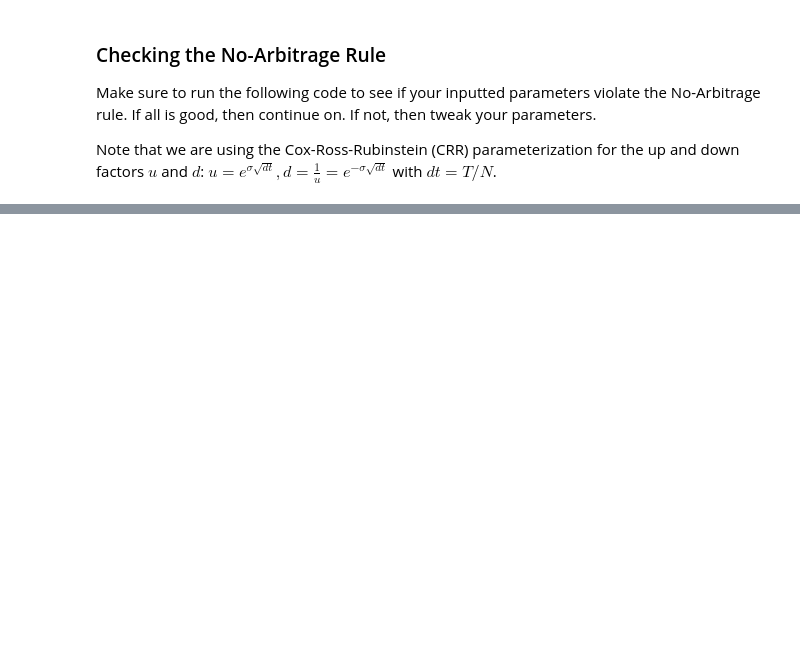
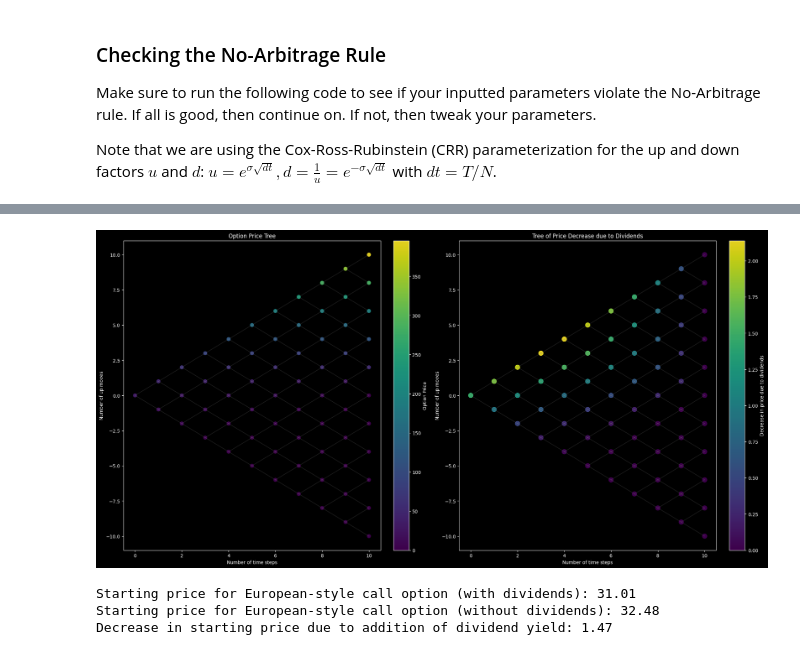
Before and after one commit to DaAsianCarsten/Binomial_Tree_Options_Pricer, a Jupyter notebook: notebooks/binomial_pricer_visualization.ipynb, the cells around one changed output, grey strips where cells are left out. Cells and saved outputs as stored; diff of their text form; code cells hidden in the pictures; blank space fills up the shorter version.

```diff
--- a/notebooks/binomial_pricer_visualization.ipynb
+++ b/notebooks/binomial_pricer_visualization.ipynb
@@ -221,0 +173,6 @@ and since we assumed that this node benefits from early exercising, we have that
+# %%
+# The tree with dividends object
+A_with_dividend = binomial_option_pricer(T=T,N=N,S=S,sigma=sigma,r=r,K=K,call=call,european=european,q_d=q_d)
+
+# Tree without dividends for comparison
+A_without_dividend = binomial_option_pricer(T=T,N=N,S=S,sigma=sigma,r=r,K=K,call=call,european=european,q_d=0.0)
@@ -221,0 +183,63 @@ and since we assumed that this node benefits from early exercising, we have that
+# %%
+dividend_tree = A_with_dividend.option_price_tree
+stock_tree = A_with_dividend.stock_price_tree
+
+# Reformat data for plotting
+option_price_tree_data = np.concatenate([dividend_tree[i,:i+1] for i in range(N+1)])
+mark_nodes = np.concatenate([A_with_dividend.marked_nodes[i,:i+1] for i in range(N+1)])
+Y_data = np.concatenate([[2*j-i for j in range(i+1)] for i in range(N+1)])
+X_data = np.concatenate([np.full(i,i-1) for i in range(1,N+2)])
+
+# Initialize plots
+plt.style.use('dark_background')
+fig,ax = plt.subplots(1,2,figsize=(20,10),layout='constrained')
+
+###### Option Plots ######
+
+# For node marking in American-style options
+edgecolors = ["none" if mark_nodes[i] == 0 else "red" for i in range(((N+1)*(N+2))//2)]
+
+# Plot nodes
+scatter = ax[0].scatter(X_data,Y_data,c=option_price_tree_data, cmap='viridis',alpha=0.9,edgecolors=edgecolors,linewidths=1.5,s=100)
+fig.colorbar(scatter,ax=ax[0],label="Option Price")
+
+# Graph node connections
+for i in range(N):
+    for j in range(i+1):
+        ax[0].plot([i,i+1],[2*j-i, 2*j-i-1],color="gray",alpha=0.2)
+        ax[0].plot([i,i+1],[2*j-i, 2*j-i+1],color="gray",alpha=0.2)
+
+# Axis labels
+ax[0].set_title("Option Price Tree")
+ax[0].set_xlabel("Number of time steps")
+ax[0].set_ylabel("Number of up moves")
+ax[0].grid(False)
+
+
+###### Difference Plot ######
+no_dividend_tree = A_without_dividend.option_price_tree
+no_dividend_option_tree_data = np.concatenate([no_dividend_tree[i,:i+1] for i in range(N+1)])
+
+no_dividend_scatter = plt.scatter(X_data,Y_data,c=no_dividend_option_tree_data-option_price_tree_data, cmap='viridis',alpha=0.9,s=100)
+fig.colorbar(no_dividend_scatter,ax=ax[1],label="Decrease in price due to dividends")
+
+for i in range(N):
+    for j in range(i+1):
+        ax[1].plot([i,i+1],[2*j-i, 2*j-i-1],color="gray",alpha=0.2)
+        ax[1].plot([i,i+1],[2*j-i, 2*j-i+1],color="gray",alpha=0.2)
+
+ax[1].set_title("Tree of Price Decrease due to Dividends")
+ax[1].set_xlabel("Number of time steps")
+ax[1].set_ylabel("Number of up moves")
+ax[1].grid(False)
+
+plt.show()
+
+print(f"Starting price for {'European' if european else 'American'}-style {'call' if call else 'put'} option (with dividends): {A_with_dividend.V0:.2f}")
+print(f"Starting price for {'European' if european else 'American'}-style {'call' if call else 'put'} option (without dividends): {A_without_dividend.V0:.2f}")
+print(f"Decrease in starting price due to addition of dividend yield: {A_without_dividend.V0-A_with_dividend.V0:.2f}")
+# %% [output]
+[figure, added]
+Starting price for European-style call option (with dividends): 31.01
+Starting price for European-style call option (without dividends): 32.48
+Decrease in starting price due to addition of dividend yield: 1.47
```
Also changed, not shown: parts of 15 cells of this notebook, 4 other files.
